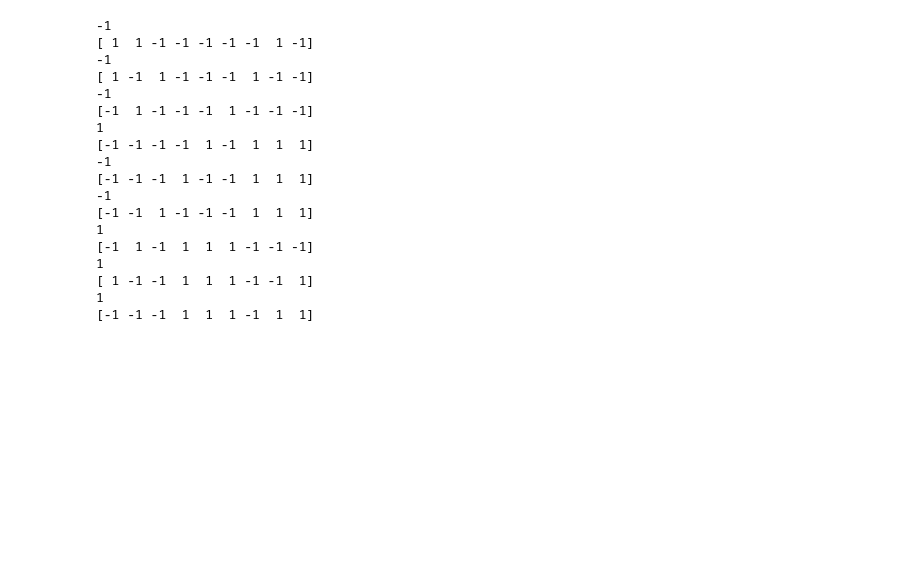
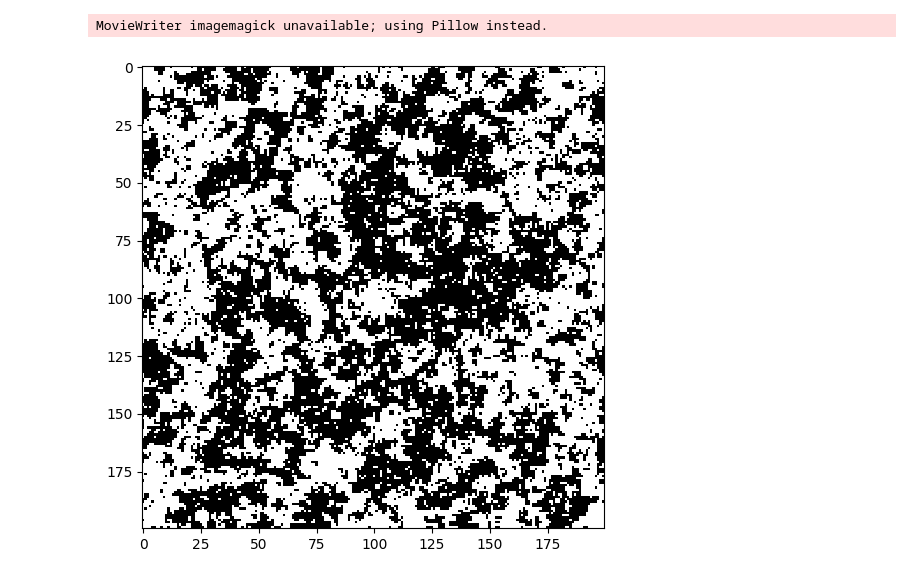
Before and after one commit to Friedrich-Jahns/praktische-informatik, a Jupyter notebook: ising/ising.ipynb, the cells around one changed output. Cells and saved outputs as stored; diff of their text form; code cells hidden in the pictures; blank space fills up the shorter version.

Commit message:
ising model runnung

```diff
--- a/ising/ising.ipynb
+++ b/ising/ising.ipynb
@@ -26,21 +63,23 @@ def hamiltonian(grid,j_const=0):
-# %%
-hamiltonian(grid)
-# %% [output]
--1
-[ 1  1 -1 -1 -1 -1 -1  1 -1]
--1
-[ 1 -1  1 -1 -1 -1  1 -1 -1]
--1
-[-1  1 -1 -1 -1  1 -1 -1 -1]
-1
-[-1 -1 -1 -1  1 -1  1  1  1]
--1
-[-1 -1 -1  1 -1 -1  1  1  1]
--1
-[-1 -1  1 -1 -1 -1  1  1  1]
-1
-[-1  1 -1  1  1  1 -1 -1 -1]
-1
-[ 1 -1 -1  1  1  1 -1 -1  1]
-1
-[-1 -1 -1  1  1  1 -1  1  1]
+# %%
+# ham = []
+# for i in range(10):
+#     ham.append(hamiltonian(grid))
+
+#     metropolis_step(grid,2.5,1)
+#     plt.imshow(grid,cmap='grey')
+#     plt.show()
+T = 2.5
+J = 1
+fig, ax = plt.subplots(figsize=(6, 6))
+img = ax.imshow(grid, cmap="gray", interpolation="nearest", animated=True)
+
+def update(frame):
+    metropolis_step(grid, T,J)
+    img.set_array(grid)
+    return [img]
+ani = FuncAnimation(fig, update, frames=200, interval=200, blit=True)
+ani.save('ising_model_simulation.gif', writer='imagemagick', fps=10)
+plt.show()
+# %% [output]
+MovieWriter imagemagick unavailable; using Pillow instead.
+[figure, added]
```
Also changed, not shown: parts of 7 cells of this notebook, 2 other files.
